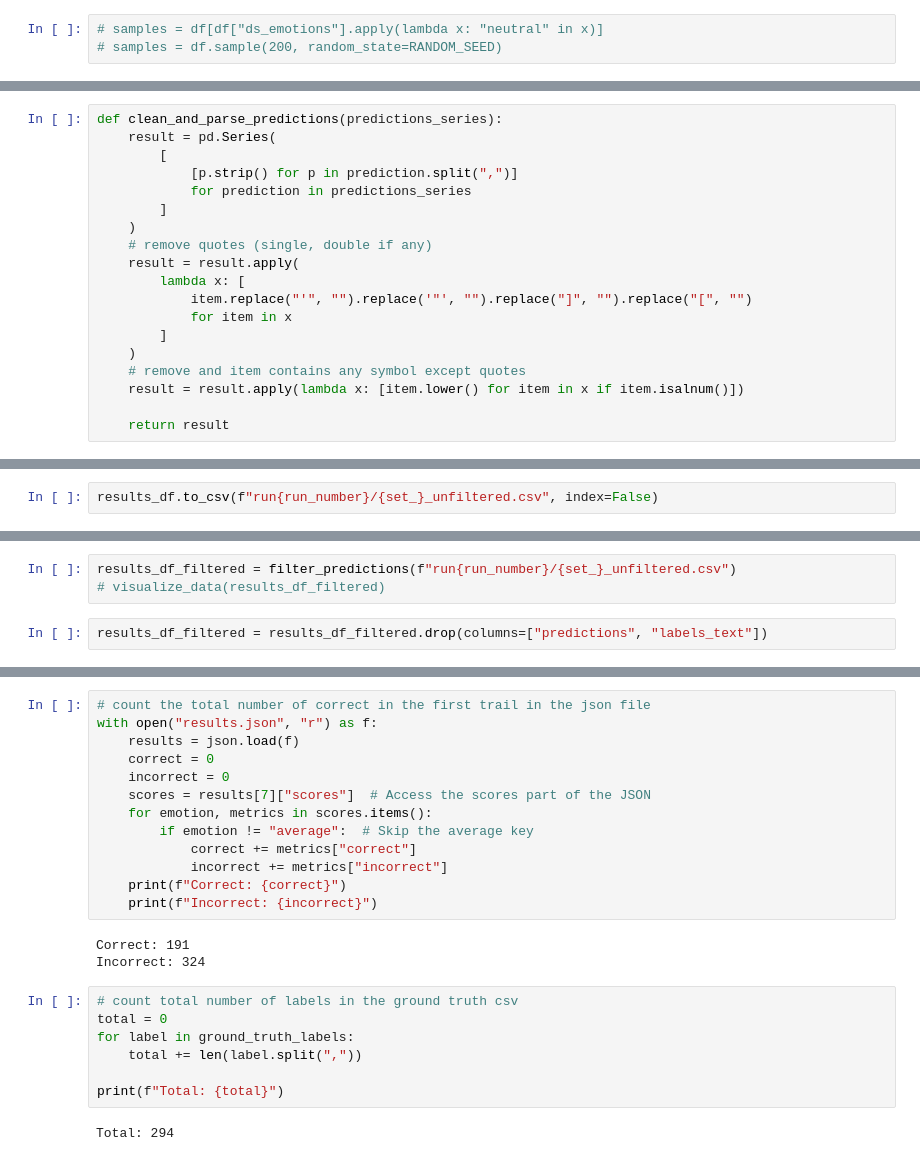
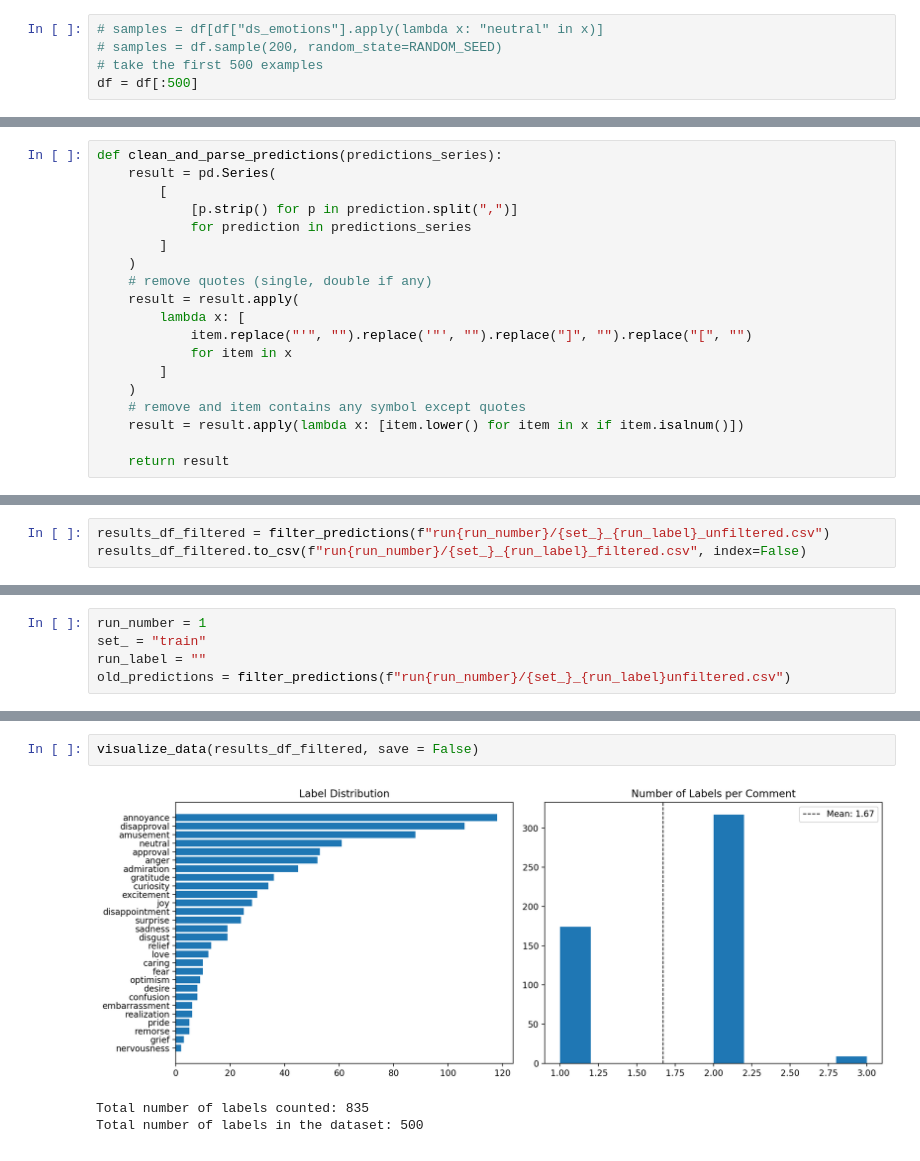
Before and after one commit to AminMohamed-3/LEGO, a Jupyter notebook: cleaning/cleaning.ipynb, the cells around one changed output, grey strips where cells are left out. Cells and saved outputs as stored; diff of their text form.

```diff
--- a/cleaning/cleaning.ipynb
+++ b/cleaning/cleaning.ipynb
@@ -41,6 +41,8 @@ df["labels_text"] = df["labels"].apply(int2label)
 # %%
 # samples = df[df["ds_emotions"].apply(lambda x: "neutral" in x)]
 # samples = df.sample(200, random_state=RANDOM_SEED)
+# take the first 500 examples
+df = df[:500]
 # %% [markdown]
 # Define Model
 # %%
@@ -215,2 +250,3 @@ AttributeError: 'list' object has no attribute 'split'
 # %%
-results_df.to_csv(f"run{run_number}/{set_}_unfiltered.csv", index=False)
+results_df_filtered = filter_predictions(f"run{run_number}/{set_}_{run_label}_unfiltered.csv")
+results_df_filtered.to_csv(f"run{run_number}/{set_}_{run_label}_filtered.csv", index=False)
@@ -255,5 +255,5 @@ def visualize_data(df, EMOTIONS=EMOTIONS):
 # %%
-results_df_filtered = filter_predictions(f"run{run_number}/{set_}_unfiltered.csv")
-# visualize_data(results_df_filtered)
+run_number = 1
+set_ = "train"
+run_label = ""
+old_predictions = filter_predictions(f"run{run_number}/{set_}_{run_label}unfiltered.csv")
-# %%
-results_df_filtered = results_df_filtered.drop(columns=["predictions", "labels_text"])
@@ -306,25 +260,6 @@ Total Distance: 52.0601
-# %%
-# count the total number of correct in the first trail in the json file
-with open("results.json", "r") as f:
-    results = json.load(f)
-    correct = 0
-    incorrect = 0
-    scores = results[7]["scores"]  # Access the scores part of the JSON
-    for emotion, metrics in scores.items():
-        if emotion != "average":  # Skip the average key
-            correct += metrics["correct"]
-            incorrect += metrics["incorrect"]
-    print(f"Correct: {correct}")
-    print(f"Incorrect: {incorrect}")
-# %% [output]
-Correct: 191
-Incorrect: 324
-# %%
-# count total number of labels in the ground truth csv
-total = 0
-for label in ground_truth_labels:
-    total += len(label.split(","))
-
-print(f"Total: {total}")
-# %% [output]
-Total: 294
+# %%
+visualize_data(results_df_filtered, save = False)
+# %% [output]
+[figure, added]
+Total number of labels counted: 835
+Total number of labels in the dataset: 500
```
Also changed, not shown: parts of 15 cells of this notebook, 4 other files.
